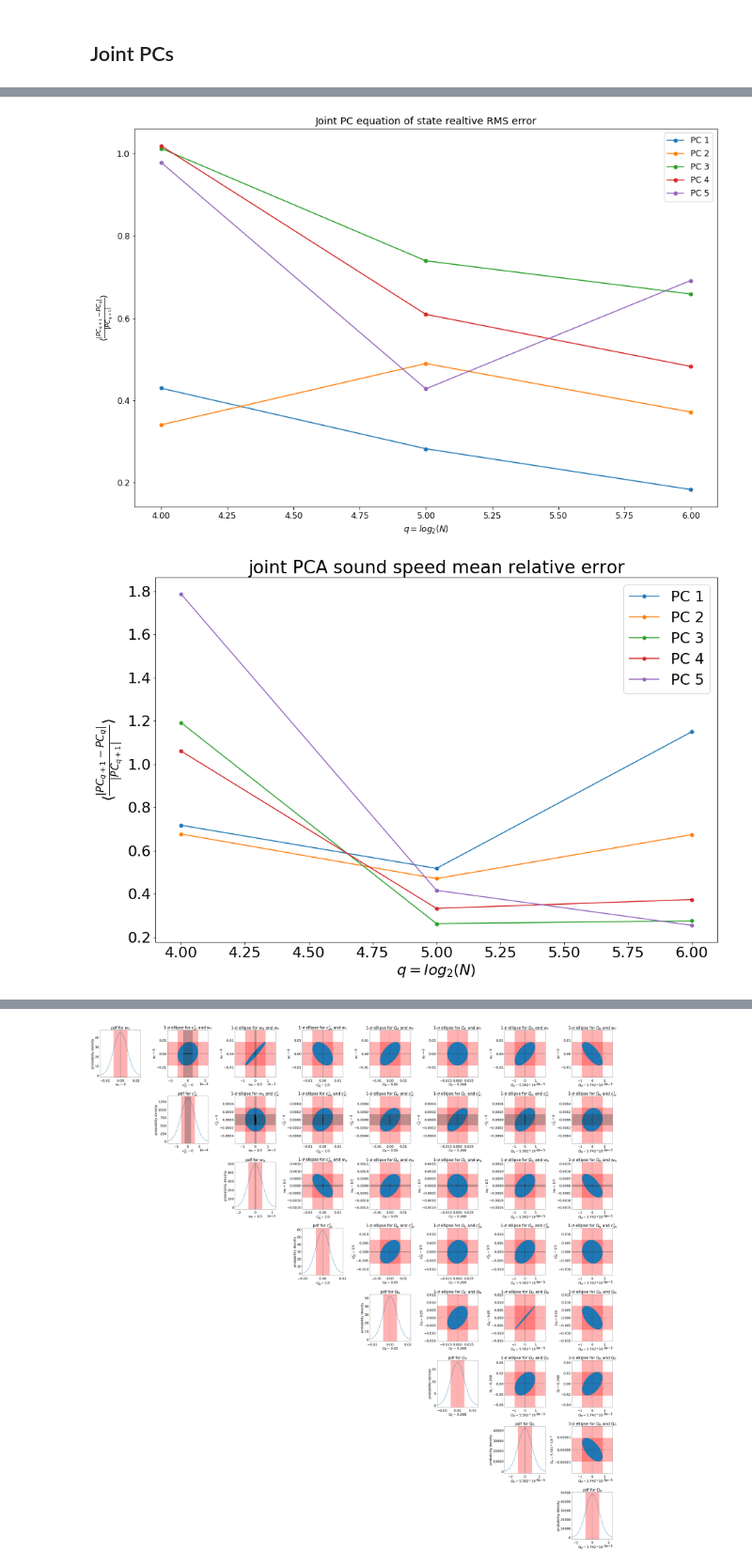
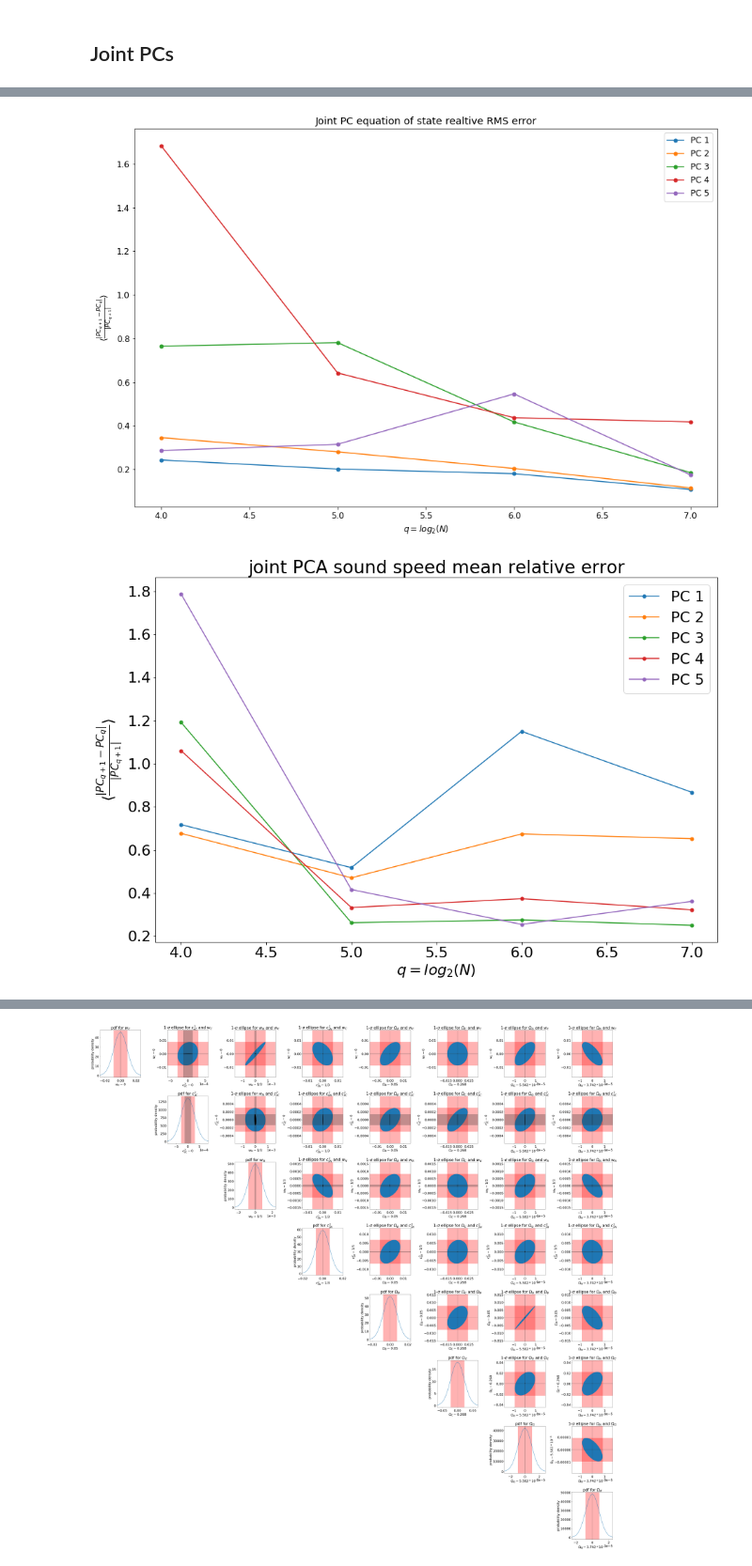
Before and after one commit to aifer4/gdm_pca, a Jupyter notebook: plotting.ipynb, the cells around one changed output, grey strips where cells are left out. Shown at 94% size. Cells and saved outputs as stored; diff of their text form; code cells hidden in the pictures.

Commit message:
added joint PCs for q=8

```diff
--- a/plotting.ipynb
+++ b/plotting.ipynb
@@ -112,6 +112,9 @@ def RRMSR(x1,x2):
     rmse = np.sqrt(np.mean((x2-x1)**2))
     rms2 = np.sqrt(np.mean(x2**2))
     return rmse/rms2
+
+def RMS(x):
+    return np.sqrt(np.mean(x**2))
 # %%
 plt.figure(figsize=(15,10))
 plt.title('equation of state realtive RMS error')
@@ -211,15 +224,6 @@ plt.show()
 # %%
-"""Joint PCs"""
-# load PCs and SVs
-wPC_q = np.array(
-    [pickle.load(open("output/w-cs2/wPC_q-"+str(q)+"_t-7.p", "rb")) for q in range(4,8)])
-cs2PC_q = np.array(
-    [pickle.load(open("output/w-cs2/cs2PC_q-"+str(q)+"_t-7.p", "rb")) for q in range(4,8)])
-SV_q = np.array(
-    [pickle.load(open("output/w-cs2/SV_q-"+str(q)+"_t-7.p", "rb"))[:10] for q in range(4,8)])
-
 # flip PCs:
-for i in range(4):
+for i in range(5):
     for j in range(10):
         wPC_q[i,j,:]*=np.sign(wPC_q[i,j,100])
         cs2PC_q[i,j,:,:]*=np.sign(np.sum(cs2PC_q[i,j,:,:]))
@@ -231,11 +235,11 @@ for n in range(5):
     vmins[n]=np.min(cs2PC_q[3,n,:,:].T/sqrt(SV_q[3,n]))
 
 
-fig, axs = plt.subplots(4, 5,figsize=(40,30))
+fig, axs = plt.subplots(5, 5,figsize=(40,30))
 
 
 plt.rcParams.update({'font.size': 12})
-for q in range(4):
+for q in range(5):
     for n in range(5):
         ax = axs[q, n]
         p = ax.imshow(cs2PC_q[q,n,:,:].T/sqrt(SV_q[q,n]),extent=[0,a_rec,0,K_Mpc[-1]],
@@ -264,14 +268,15 @@ for n in range(5):
     plt.gca().set_prop_cycle(None)
     plt.title('PC '+str(n+1))
     #plt.semilogx()
-    plt.plot(A[::2],wPC_q[:,n].T/sqrt(SV_q[:,n]))
+    #plt.plot(A[::2],wPC_q[:,n].T/sqrt(SV_q[:,n]))
+    plt.plot(A[::2],wPC_q[:,n].T/RMS(wPC_q[:,n].T))
     plt.axvline(a_eq,color = 'black',linestyle='--')
     plt.axvline(a_rec,color = 'red',linestyle='--')
     plt.axvline(.00005,color = 'green',linestyle=':',linewidth=3)
     plt.axhline(0,color='gray',linestyle=':')
     plt.xlabel('scale factor')
     #plt.semilogx()
-    leg =['16 components','32 components','64 components','128 components', 'equality', 'recombination', 'cutoff time']
+    leg =['16 components','32 components','64 components','128 components','256 components', 'equality', 'recombination', 'cutoff time']
     plt.legend(leg,loc=4)
     #plt.semilogx()
 plt.tight_layout()
@@ -283,47 +285,49 @@ plt.show()
 # %%
 plt.figure(figsize=(15,10))
 plt.title('Joint PC equation of state realtive RMS error')
-w_err = np.zeros((3,5))
-for q in range(3):
+w_err = np.zeros((4,5))
+for q in range(4):
     for n in range(5):
-        x1 =  wPC_q[q,n,:].T/sqrt(SV_q[q,n])
-        x2 = wPC_q[q+1,n,:].T/sqrt(SV_q[q+1,n])
+        x1 =  wPC_q[q,n,:].T#/sqrt(SV_q[q,n])
+        x2 = wPC_q[q+1,n,:].T#/sqrt(SV_q[q+1,n])
+        x1 =  wPC_q[q,n,:].T/RMS(wPC_q[q,n,:].T)
+        x2 = wPC_q[q+1,n,:].T/RMS(wPC_q[q+1,n,:].T)
         w_err[q,n]=RRMSR(x1,x2)
 
-plt.plot([4,5,6],w_err[:,0], marker='.', markersize=10)
-plt.plot([4,5,6],w_err[:,1], marker='.', markersize=10)
-plt.plot([4,5,6],w_err[:,2], marker='.', markersize=10)
-plt.plot([4,5,6],w_err[:,3], marker='.', markersize=10)
-plt.plot([4,5,6],w_err[:,4], marker='.', markersize=10)
+plt.plot([4,5,6,7],w_err[:,0], marker='.', markersize=10)
+plt.plot([4,5,6,7],w_err[:,1], marker='.', markersize=10)
+plt.plot([4,5,6,7],w_err[:,2], marker='.', markersize=10)
+plt.plot([4,5,6,7],w_err[:,3], marker='.', markersize=10)
+plt.plot([4,5,6,7],w_err[:,4], marker='.', markersize=10)
 plt.xlabel('$q=log_2(N)$')
 plt.ylabel(r'$\langle \frac{|PC_{q+1} - PC_q|}{|PC_{q+1}|} \rangle$')
 plt.legend(['PC 1','PC 2','PC 3','PC 4','PC 5'])
 plt.savefig('plots/joint_PC_w_err.pdf')
 plt.show()
 # %% [output]
-[figure, old version]
+[figure, new version]
 # %%
 plt.figure(figsize=(15,10))
 plt.rcParams.update({'font.size': 22})
 plt.title('joint PCA sound speed mean relative error')
 minval = 1.e-9
-cs2_err = np.zeros((3,5))
-for q in range(3):
+cs2_err = np.zeros((4,5))
+for q in range(4):
     for n in range(5):
         minval = 1.e-9
         x1 =  cs2PC_q[q,n,:,:].T/sqrt(SV_q[q,n])
         x2 = cs2PC_q[q+1,n,:,:].T/sqrt(SV_q[q+1,n])
         cs2_err[q,n]=RRMSR(x1,x2)
 
-plt.plot([4,5,6],cs2_err[:,0], marker='.', markersize=10)
-plt.plot([4,5,6],cs2_err[:,1], marker='.', markersize=10)
-plt.plot([4,5,6],cs2_err[:,2], marker='.', markersize=10)
-plt.plot([4,5,6],cs2_err[:,3], marker='.', markersize=10)
-plt.plot([4,5,6],cs2_err[:,4], marker='.', markersize=10)
+plt.plot([4,5,6,7],cs2_err[:,0], marker='.', markersize=10)
+plt.plot([4,5,6,7],cs2_err[:,1], marker='.', markersize=10)
+plt.plot([4,5,6,7],cs2_err[:,2], marker='.', markersize=10)
+plt.plot([4,5,6,7],cs2_err[:,3], marker='.', markersize=10)
+plt.plot([4,5,6,7],cs2_err[:,4], marker='.', markersize=10)
 plt.xlabel('$q=log_2(N)$')
 plt.ylabel(r'$\langle \frac{|PC_{q+1} - PC_q|}{|PC_{q+1}|} \rangle$')
 plt.legend(['PC 1','PC 2','PC 3','PC 4','PC 5'])
 plt.savefig('plots/joint_PC_cs2_err.pdf')
 plt.show()
 # %% [output]
-[figure, old version]
+[figure, new version]
```
Also changed, not shown: parts of 7 cells of this notebook, 11 other files.
